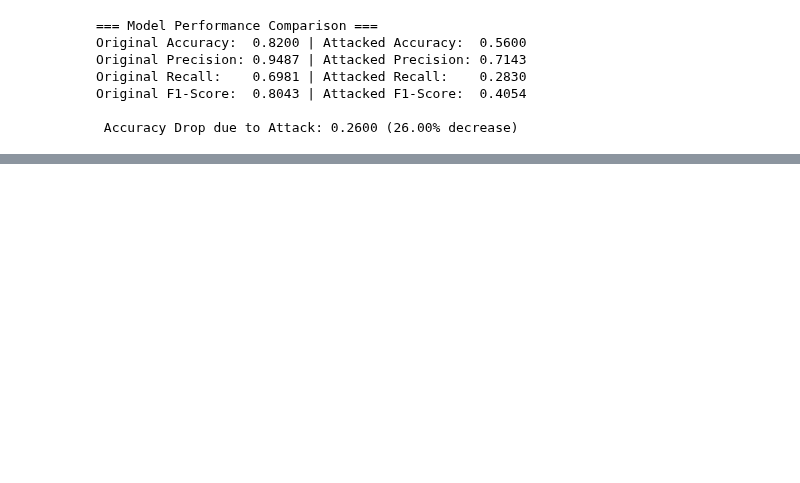
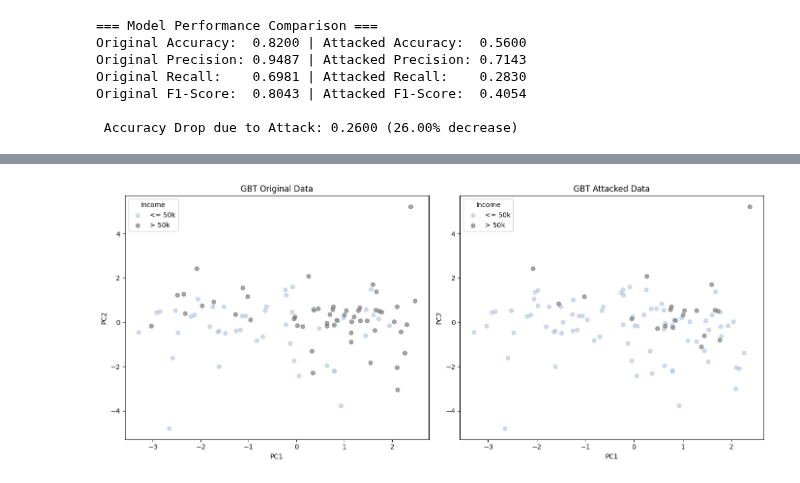
Before and after one commit to yuvalira/Final-Project-Adversarial-Attack-on-Tabular-Classification, a Jupyter notebook: ATTACK/GBT_Attack.ipynb, the cells around one changed output, grey strips where cells are left out. Saved outputs shown, nothing was run; the diff lists cells and outputs as text; code cells hidden in the pictures; blank space fills up the shorter version.

```diff
--- a/ATTACK/GBT_Attack.ipynb
+++ b/ATTACK/GBT_Attack.ipynb
@@ -150,7 +155,9 @@ def predict_LM(df: pd.DataFrame):
     # Check if model and tokenizer are loaded
     if tokenizer is None or model is None:
         print("Error: Hugging Face tokenizer or model not loaded. Returning random predictions.")
-        return np.random.randint(0, 2, size=len(df))
+        random_preds = np.random.randint(0, 2, size=len(df))
+        random_scores = np.random.rand(len(df))
+        return random_preds, random_scores
 
     # Convert each row into a pseudo-sentence with a masked income token
     sentences = []
@@ -190,12 +197,14 @@ def predict_LM(df: pd.DataFrame):
     # Locate the positions of mask tokens in the input
     mask_batch_indices, mask_token_indices = (encoded['input_ids'] == mask_token_id).nonzero(as_tuple=True)
 
-    # Initialize result array with -1 for unknown predictions
-    results_tensor = torch.full((len(df),), -1, dtype=torch.long, device=device)
+    # Initialize result arrays
+    pred_tensor = torch.full((len(df),), -1, dtype=torch.long, device=device)
+    score_tensor = torch.full((len(df),), -1.0, dtype=torch.float, device=device)
 
     if mask_batch_indices.numel() > 0:
         # Extract logits at masked positions
         logits_at_mask = logits[mask_batch_indices, mask_token_indices]
+        probs = torch.softmax(logits_at_mask, dim=-1)
 
         # Predict token IDs at mask and map to classes
         predicted_token_ids_at_mask = torch.argmax(logits_at_mask, dim=-1)
@@ -207,10 +216,11 @@ def predict_LM(df: pd.DataFrame):
         mapped_predictions[is_less] = 0
 
         # Assign predictions to the correct batch positions
-        results_tensor[mask_batch_indices] = mapped_predictions
+        pred_tensor[mask_batch_indices] = mapped_predictions
+        score_tensor[mask_batch_indices] = probs[:, greater_than_id]
 
-    # Return predictions as a NumPy array
-    return results_tensor.cpu().numpy()
+    # Return predictions and scores as NumPy arrays
+    return pred_tensor.cpu().numpy(), score_tensor.cpu().numpy()
 # %% [markdown]
 # **3. Guassian Perturb and Minimize Attack**
 # %% [markdown]
@@ -525,7 +535,7 @@ def generate_adversarial_dataset(
         batch.drop(columns=['income_binary'], inplace=True)
 
         # Get initial predictions
-        current_labels = predict_LM(batch) if modelArch == "LM" else predict_GBT(batch)
+        current_labels, original_scores = predict_LM(batch) if modelArch == "LM" else predict_GBT(batch)
         original_predictions = current_labels.copy()
         original_incorrect_predictions = (original_predictions != true_labels)
 
@@ -550,7 +560,7 @@ def generate_adversarial_dataset(
                     batch.iloc[[index]] = temp_dp
 
             # Get predictions after perturbation
-            current_labels = predict_LM(batch) if modelArch == "LM" else predict_GBT(batch)
+            current_labels,_ = predict_LM(batch) if modelArch == "LM" else predict_GBT(batch)
 
             # Revert datapoints that failed to flip prediction
             for index in range(len(batch)):
@@ -586,7 +596,7 @@ def generate_adversarial_dataset(
 
             # Backup batch before minimization
             batch_before_minimization = batch.copy()
-            labels_before_minimization = predict_LM(batch_before_minimization) if modelArch == "LM" else predict_GBT(batch_before_minimization)
+            labels_before_minimization,_ = predict_LM(batch_before_minimization) if modelArch == "LM" else predict_GBT(batch_before_minimization)
 
             for datapoint_index in range(len(batch)):
                 if datapoint_saturated[datapoint_index]:
@@ -605,7 +615,7 @@ def generate_adversarial_dataset(
                     feature_saturation_map[datapoint_index].add(feature)
 
             # Get predictions after minimization
-            current_labels = predict_LM(batch) if modelArch == "LM" else predict_GBT(batch)
+            current_labels,_ = predict_LM(batch) if modelArch == "LM" else predict_GBT(batch)
 
             for datapoint_index in range(len(batch)):
                 if datapoint_saturated[datapoint_index]:
@@ -637,7 +647,7 @@ def generate_adversarial_dataset(
         all_minimization_distances.append(minimization_distances)
 
         # Final predictions after perturbation + minimization
-        final_predictions = predict_LM(batch) if modelArch == "LM" else predict_GBT(batch)
+        final_predictions, final_scores = predict_LM(batch) if modelArch == "LM" else predict_GBT(batch)
 
         # Annotate adversarial success per row
         batch['original_label'] = true_labels
@@ -645,6 +655,10 @@ def generate_adversarial_dataset(
         batch['final_prediction'] = final_predictions
         batch['IsCorrect'] = batch['original_label'] == batch['original_prediction']
         batch['IsAdversarial'] = (batch['original_label'] != batch['final_prediction']) & batch['IsCorrect']
+
+        # Add score columns
+        batch['score_before_attack'] = original_scores
+        batch['score_after_attack'] = final_scores
 
         # Store final adversarial batch
         all_adversarial_batches.append(batch)
@@ -1539,0 +1194,9 @@ plot_roc_comparison(df_original, df_attacked)
+# %%
+plot_pca_projection(
+    df_original=df,
+    df_attacked=adversarial_df,
+    encoders=encoders,
+    title_prefix='GBT '
+)
+# %% [output]
+[figure, added]
```
Also changed, not shown: parts of 43 cells of this notebook.
